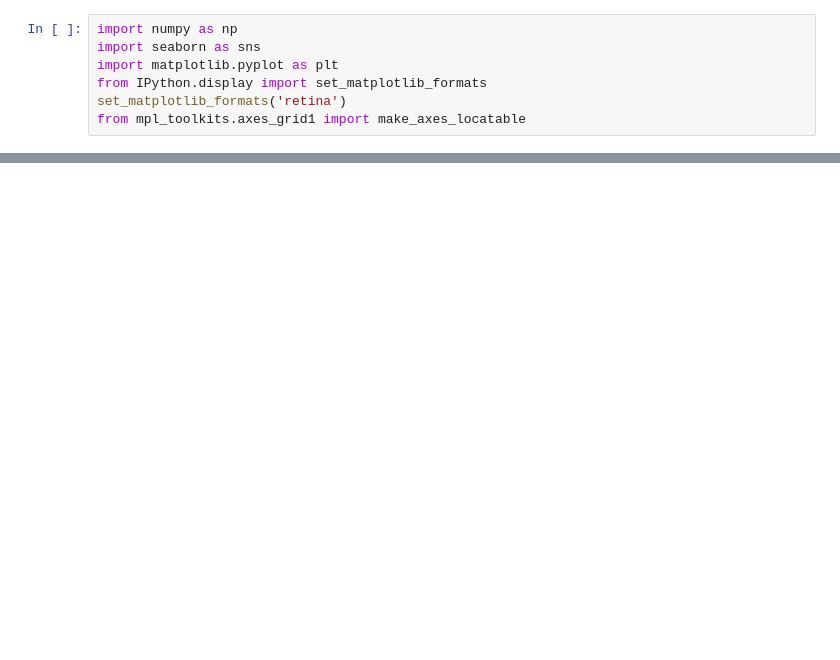
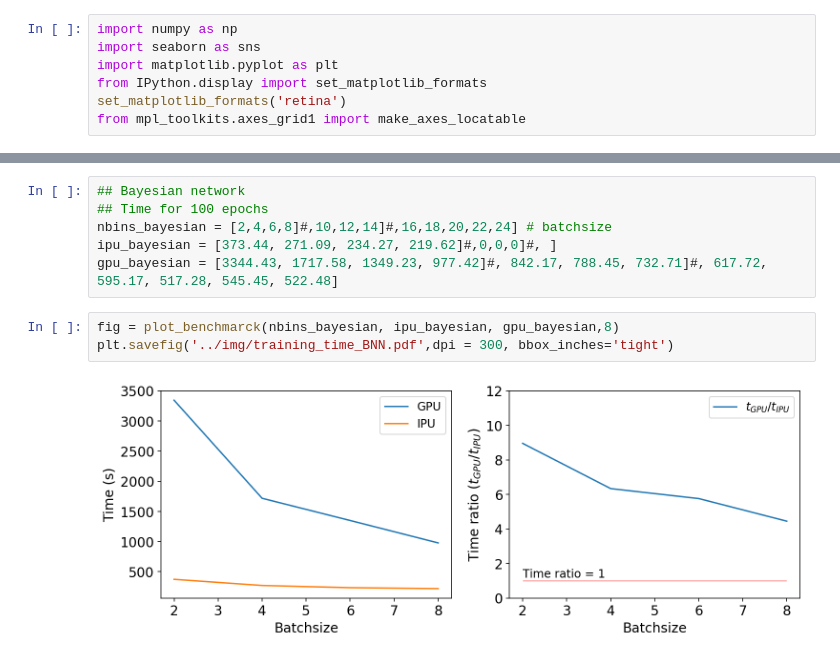
Before and after one commit to BastienArcelin/IPU-GPU, a Jupyter notebook: notebooks/Plot training-inference time.ipynb, the cells around one changed output, grey strips where cells are left out. Drawn from its saved outputs; the diff is of its cells as text; blank space fills up the shorter version.

```diff
--- a/notebooks/Plot training-inference time.ipynb
+++ b/notebooks/Plot training-inference time.ipynb
@@ -41,0 +40,11 @@ plt.savefig('../img/training_time_ratio.pdf', dpi = 300, bbox_inches='tight')
+# %%
+## Bayesian network
+## Time for 100 epochs
+nbins_bayesian = [2,4,6,8]#,10,12,14]#,16,18,20,22,24] # batchsize
+ipu_bayesian = [373.44, 271.09, 234.27, 219.62]#,0,0,0]#, ]
+gpu_bayesian = [3344.43, 1717.58, 1349.23, 977.42]#, 842.17, 788.45, 732.71]#, 617.72, 595.17, 517.28, 545.45, 522.48]
+# %%
+fig = plot_benchmarck(nbins_bayesian, ipu_bayesian, gpu_bayesian,8)
+plt.savefig('../img/training_time_BNN.pdf',dpi = 300, bbox_inches='tight')
+# %% [output]
+[figure, added]
```
Also changed, not shown: parts of 5 cells of this notebook, 8 other files.
